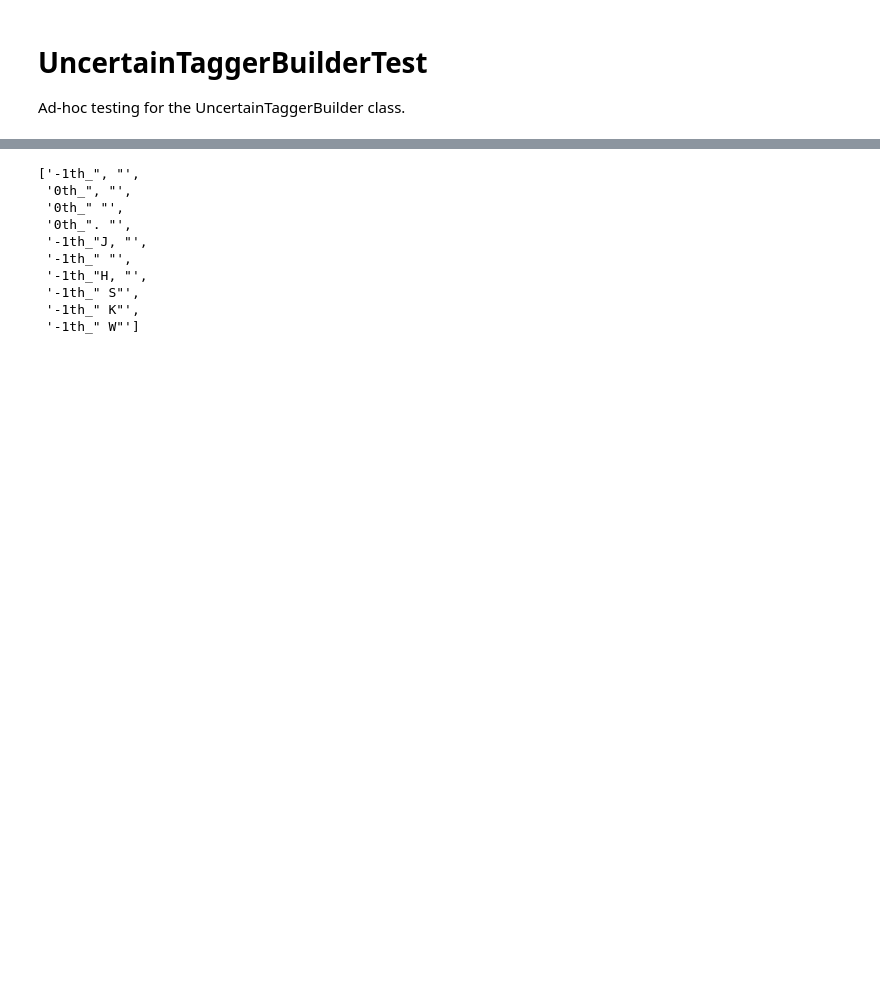
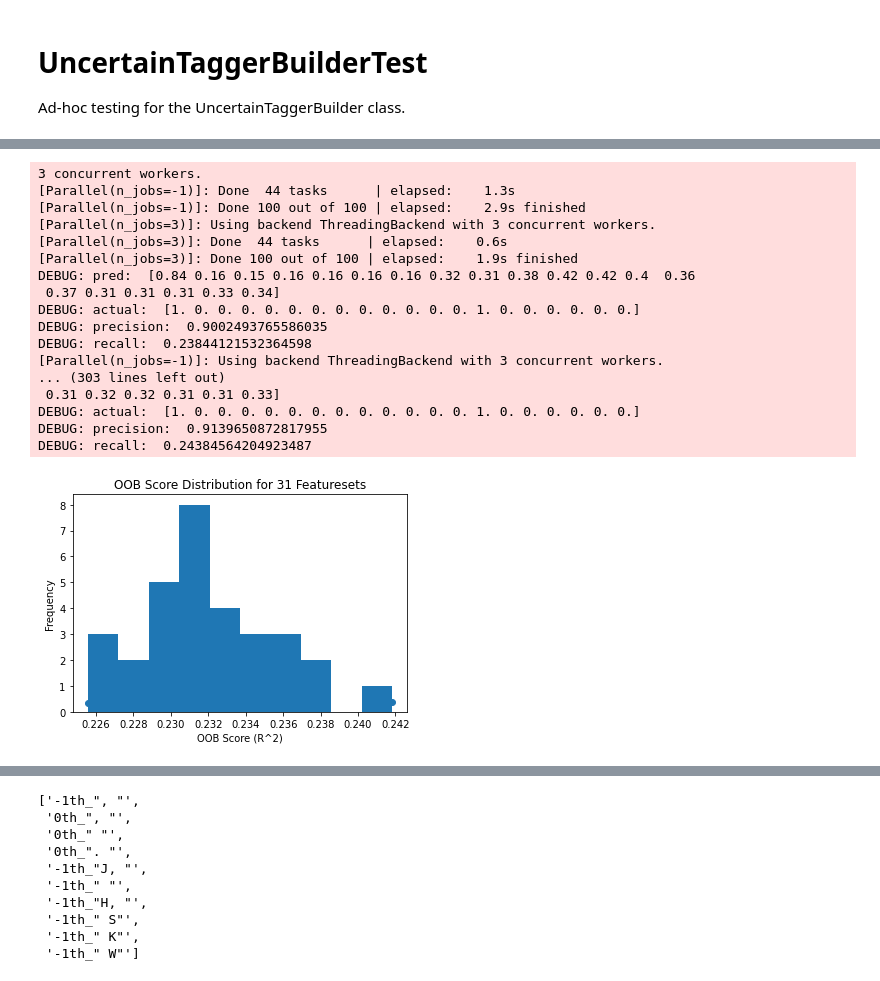
Before and after one commit to petervdonovan/CitationParser, a Jupyter notebook: UncertainTaggerBuilderTest.ipynb, the cells around one changed output, grey strips where cells are left out. Cells and saved outputs as stored; diff of their text form; code cells hidden in the pictures; blank space fills up the shorter version.

```diff
--- a/UncertainTaggerBuilderTest.ipynb
+++ b/UncertainTaggerBuilderTest.ipynb
@@ -59,6 +59,6 @@ author_tags.head()
 sample = author_tags.sample(1000)
 t0 = time.time()
 utb = UncertainTaggerBuilder(
-    texts=sample.raw, tags=sample.B, motifs=motifs, n_for_sort=200)
+    texts=sample.raw, tags=sample.B, motifs=motifs, sort_sample_size=1)
 print('Time to initialize:', time.time() - t0)
 # %% [output]
@@ -81,0 +82,21 @@ Time to initialize: 194.98739528656006
+# %%
+utb.improve()
+# %% [output]
+3 concurrent workers.
+[Parallel(n_jobs=-1)]: Done  44 tasks      | elapsed:    1.3s
+[Parallel(n_jobs=-1)]: Done 100 out of 100 | elapsed:    2.9s finished
+[Parallel(n_jobs=3)]: Using backend ThreadingBackend with 3 concurrent workers.
+[Parallel(n_jobs=3)]: Done  44 tasks      | elapsed:    0.6s
+[Parallel(n_jobs=3)]: Done 100 out of 100 | elapsed:    1.9s finished
+DEBUG: pred:  [0.84 0.16 0.15 0.16 0.16 0.16 0.16 0.32 0.31 0.38 0.42 0.42 0.4  0.36
+ 0.37 0.31 0.31 0.31 0.33 0.34]
+DEBUG: actual:  [1. 0. 0. 0. 0. 0. 0. 0. 0. 0. 0. 0. 0. 1. 0. 0. 0. 0. 0. 0.]
+DEBUG: precision:  0.9002493765586035
+DEBUG: recall:  0.23844121532364598
+[Parallel(n_jobs=-1)]: Using backend ThreadingBackend with 3 concurrent workers.
+... (303 lines left out)
+ 0.31 0.32 0.32 0.31 0.31 0.33]
+DEBUG: actual:  [1. 0. 0. 0. 0. 0. 0. 0. 0. 0. 0. 0. 0. 1. 0. 0. 0. 0. 0. 0.]
+DEBUG: precision:  0.9139650872817955
+DEBUG: recall:  0.24384564204923487
+[figure, added]
```
Also changed, not shown: parts of 6 cells of this notebook, 2 other files.
